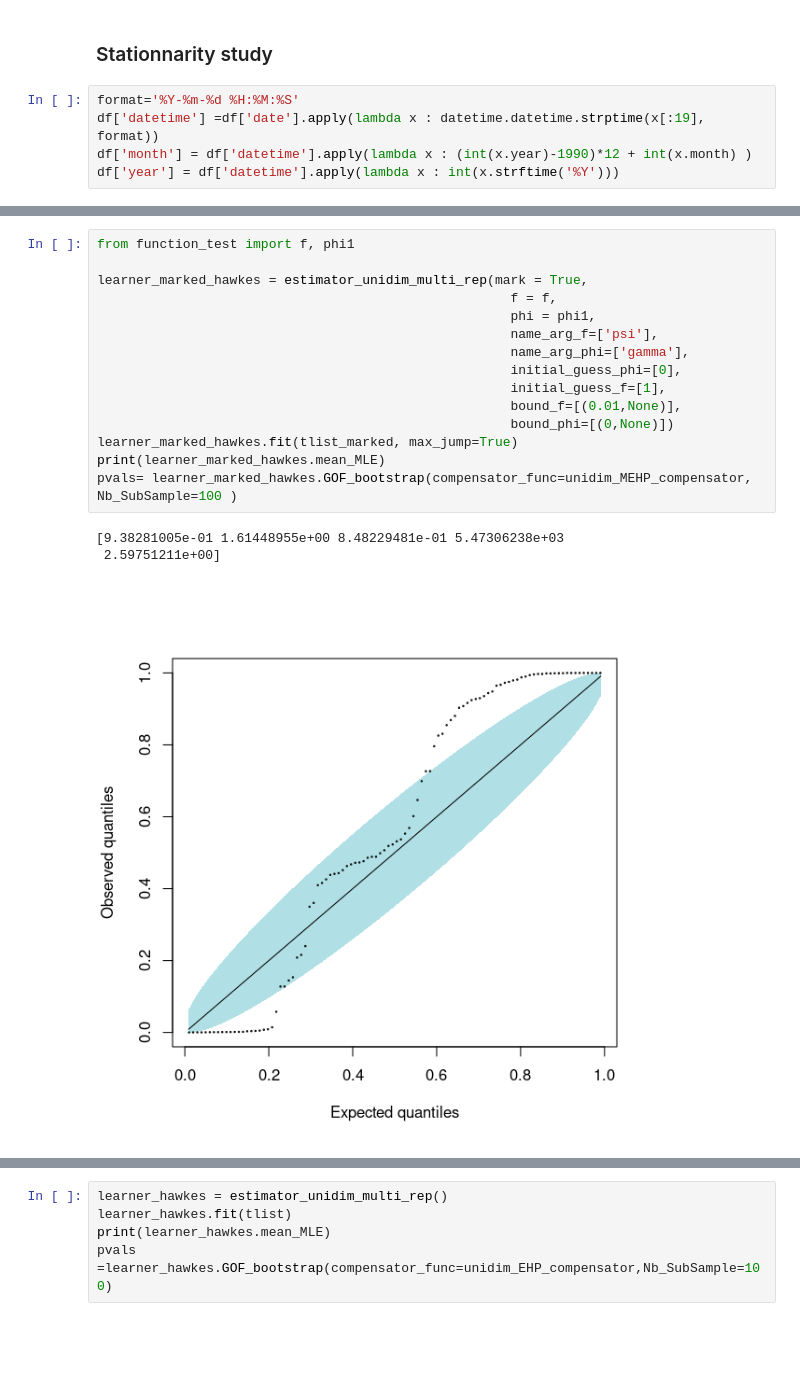
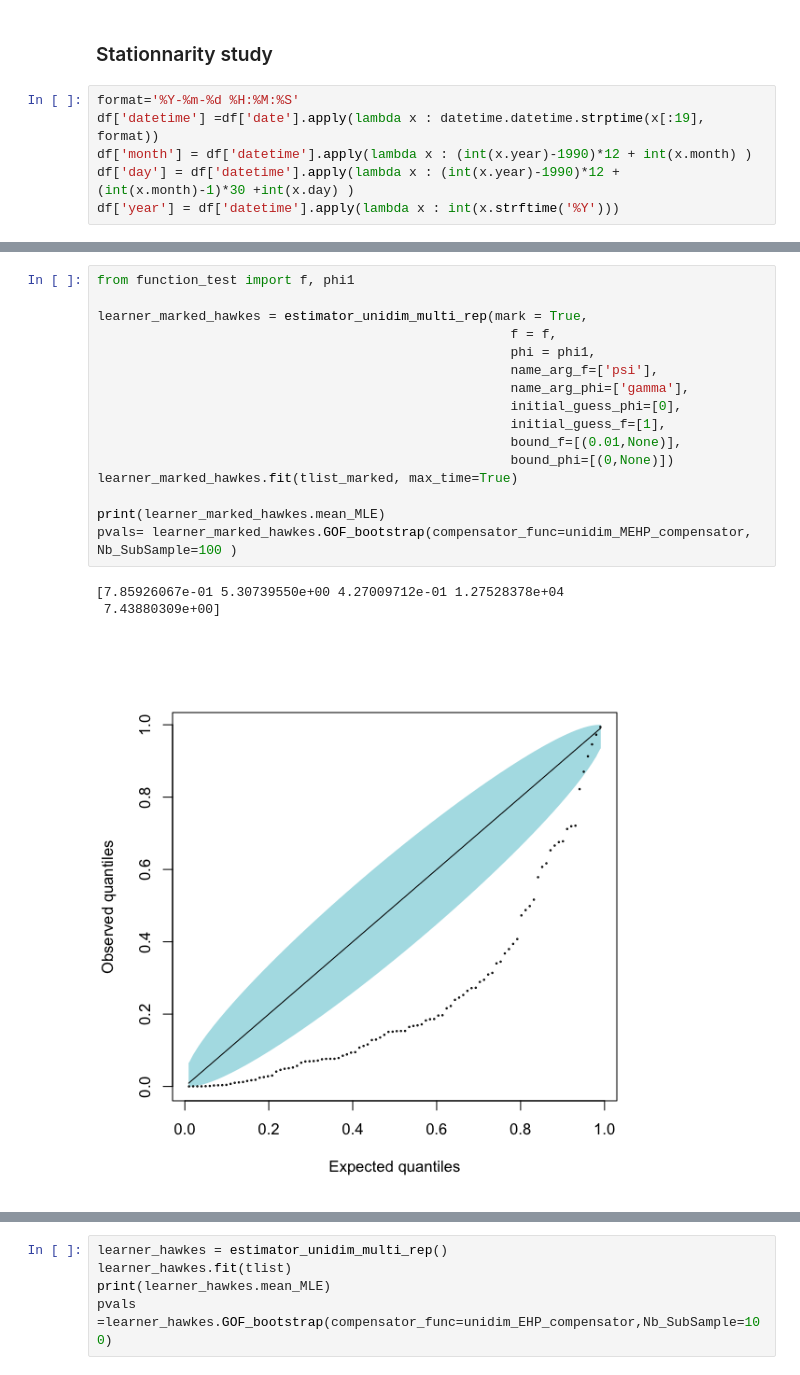
Before and after one commit to Msadeler/marked_exp_hawkes, a Jupyter notebook: example.ipynb, the cells around one changed output, grey strips where cells are left out. Cells and saved outputs as stored; diff of their text form; blank space fills up the shorter version.

```diff
--- a/example.ipynb
+++ b/example.ipynb
@@ -323,4 +283,5 @@ df = pd.read_csv('earthquake.txt')
 format='%Y-%m-%d %H:%M:%S'
 df['datetime'] =df['date'].apply(lambda x : datetime.datetime.strptime(x[:19], format))
 df['month'] = df['datetime'].apply(lambda x : (int(x.year)-1990)*12 + int(x.month) )
+df['day'] = df['datetime'].apply(lambda x : (int(x.year)-1990)*12 + (int(x.month)-1)*30 +int(x.day) )
 df['year'] = df['datetime'].apply(lambda x : int(x.strftime('%Y')))
@@ -397,19 +346,20 @@ for year in np.unique(df['year']):
 # %%
 from function_test import f, phi1
 
 learner_marked_hawkes = estimator_unidim_multi_rep(mark = True,
                                                      f = f,
                                                      phi = phi1,
                                                      name_arg_f=['psi'],
                                                      name_arg_phi=['gamma'],
                                                      initial_guess_phi=[0],
                                                      initial_guess_f=[1],
                                                      bound_f=[(0.01,None)],
                                                      bound_phi=[(0,None)])
-learner_marked_hawkes.fit(tlist_marked, max_jump=True)
+learner_marked_hawkes.fit(tlist_marked, max_time=True)
+
 print(learner_marked_hawkes.mean_MLE)
 pvals= learner_marked_hawkes.GOF_bootstrap(compensator_func=unidim_MEHP_compensator, Nb_SubSample=100 )
 # %% [output]
-[9.38281005e-01 1.61448955e+00 8.48229481e-01 5.47306238e+03
- 2.59751211e+00]
+[7.85926067e-01 5.30739550e+00 4.27009712e-01 1.27528378e+04
+ 7.43880309e+00]
-[figure, old version]
+[figure, new version]
```
Also changed, not shown: parts of 18 cells of this notebook, 2 other files.
